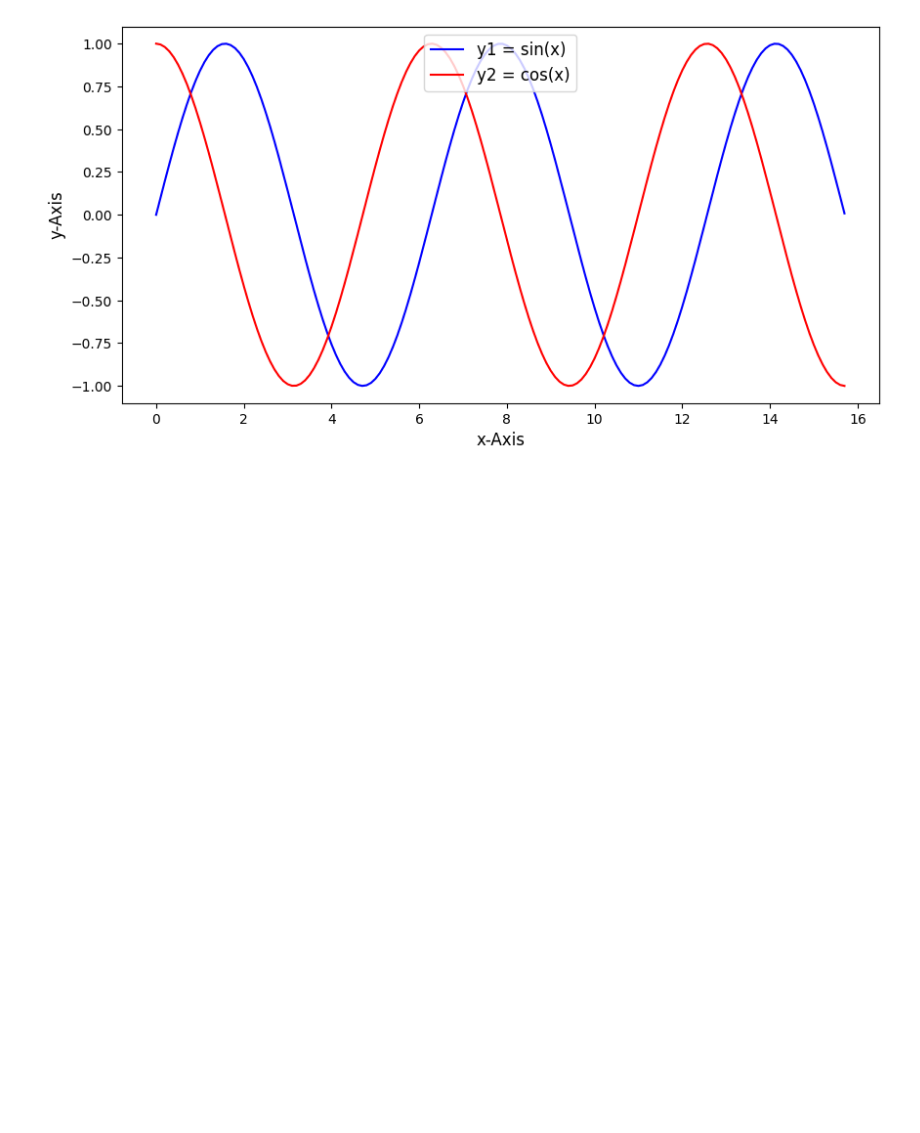
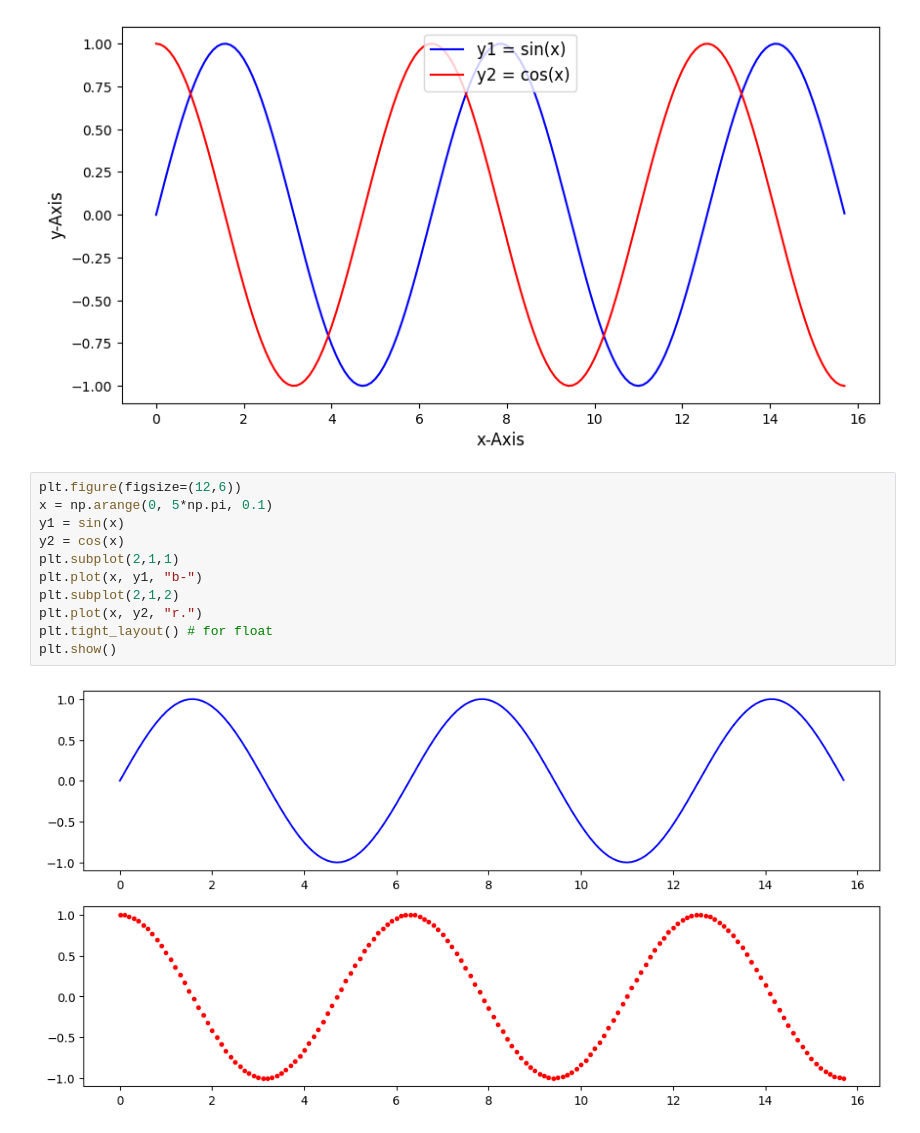
Before and after one commit to MrShotgun1182/Matplotlib, a Jupyter notebook: plt.ipynb, the cells around one changed output. Drawn from its saved outputs; the diff is of its cells as text; blank space fills up the shorter version.

```diff
--- a/plt.ipynb
+++ b/plt.ipynb
@@ -43,3 +43,16 @@ plt.legend(['y1 = sin(x)', 'y2 = cos(x)'], loc='upper center', fontsize='large')
 # %% [output]
 <matplotlib.legend.Legend at 0x...>
 [figure]
+# %%
+plt.figure(figsize=(12,6))
+x = np.arange(0, 5*np.pi, 0.1)
+y1 = sin(x)
+y2 = cos(x)
+plt.subplot(2,1,1)
+plt.plot(x, y1, "b-")
+plt.subplot(2,1,2)
+plt.plot(x, y2, "r.")
+plt.tight_layout() # for float
+plt.show()
+# %% [output]
+[figure, added]
```
